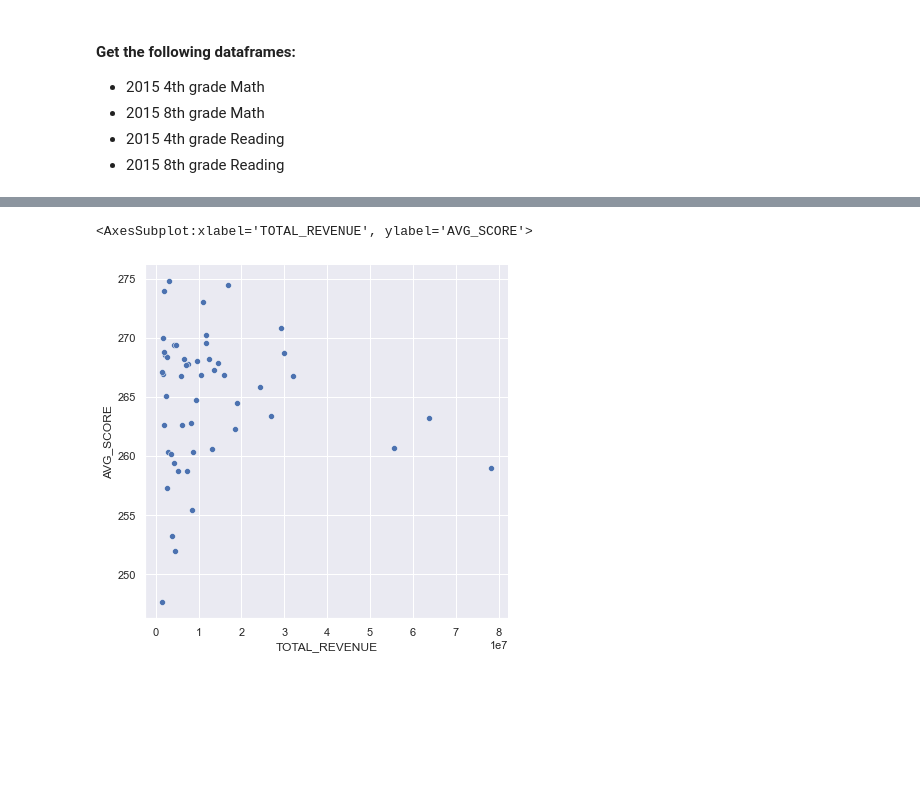
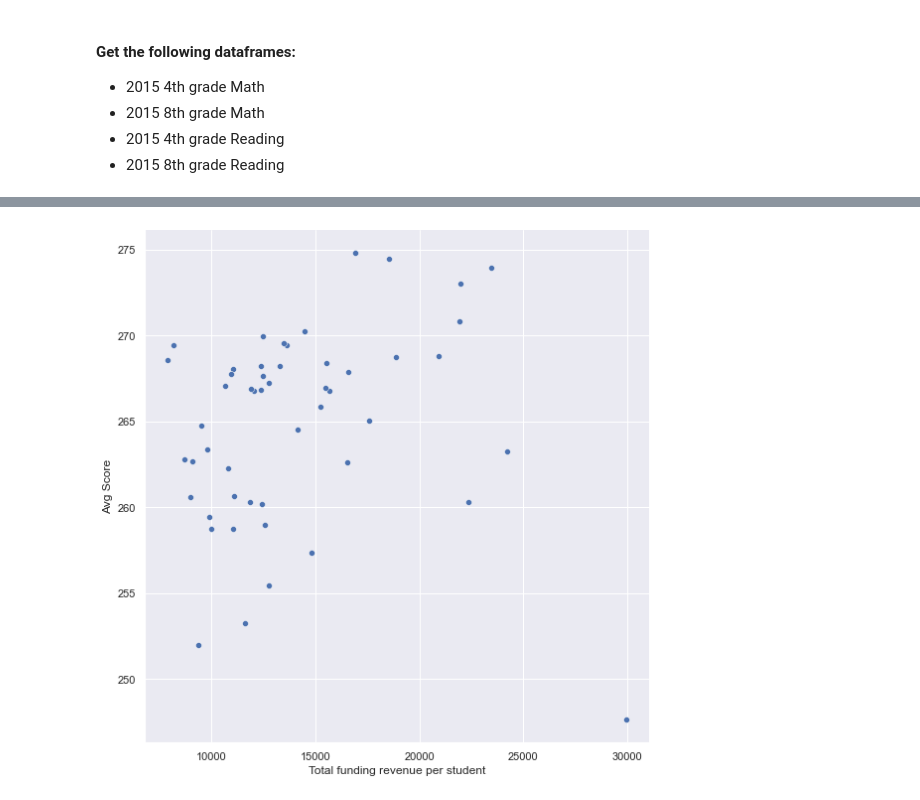
Before and after one commit to trangbt278/education, a Jupyter notebook: Student_Performance_vs_Funding visualize.ipynb, the cells around one changed output, grey strips where cells are left out. Saved outputs shown, nothing was run; the diff lists cells and outputs as text; code cells hidden in the pictures; blank space fills up the shorter version.

```diff
--- a/Student_Performance_vs_Funding visualize.ipynb
+++ b/Student_Performance_vs_Funding visualize.ipynb
@@ -101,9 +101,18 @@ plt.savefig("Total Revenue by State.png")
+# %%
+# Calculate the Total funding revenue per Student for 2015
+# Note: The total revenue is the same regardless the grade or subject
+
+revenue_per_student = round((year_2015["Total funding revenue"]*1000)/year_2015["Enrollment"],2)
+# revenue_per_student.head()
+
+year_2015["Total funding revenue per student"] = revenue_per_student
+# year_2015.head()
 # %%
-# Calculate the Instructional spending per Student for 2015
-# Note: The instructional expenditure is the same regardless the grade or subject
+# Calculate the Instruction spending per Student for 2015
+# Note: The instruction expenditure is the same regardless the grade or subject
 
-spending_per_student = round((year_2015['INSTRUCTION_EXPENDITURE']*1000)/year_2015['ENROLL'],2)
+spending_per_student = round((year_2015["Instruction expenditure"]*1000)/year_2015["Enrollment"],2)
 # spending_per_student.head()
 
-year_2015['Instructional spending per Student'] = spending_per_student
-year_2015.head()
+year_2015["Instruction expenditure per student"] = spending_per_student
+# year_2015.head()
@@ -201,10 +257,12 @@ See the caveats in the documentation: https://pandas.pydata.org/pandas-docs/stab
 # %%
 # For 2015 8th grade Reading data
 
-reading = year_2015[year_2015['TEST_SUBJECT'] == 'Reading']
+reading = year_2015[year_2015['Subject'] == 'Reading']
 # Math
-grade_8_reading = reading[reading['TEST_YEAR'] == 8]
+grade_8_reading = reading[reading['Grade'] == 8]
 
-grade_8_reading["AVG_SCORE"] = grade_8_reading["AVG_SCORE"].astype(float)
+# Convert the type of the Average scores
+warnings.filterwarnings('ignore')
+grade_8_reading["Avg Score"] = grade_8_reading["Avg Score"].astype(float)
 grade_8_reading.head()
 # %% [output]
@@ -248,13 +291,15 @@ sns.scatterplot(x = "TOTAL_REVENUE", y = "AVG_SCORE",
 # %%
-# Total Revenue vs 8th grade Reading scores
+# Total funding received vs 8th grade Reading scores
 sns.set_theme(color_codes = True)
 
-f, ax = plt.subplots(figsize = (6.5, 6.5))
+f, ax = plt.subplots(figsize = (8,8))
 sns.despine(f, left = False, bottom = False)
 
-sns.scatterplot(x = "TOTAL_REVENUE", y = "AVG_SCORE",
+sns.scatterplot(x = "Total funding revenue per student", y = "Avg Score",
                 sizes = (1, 8), data = grade_8_reading, ax = ax)
+
+plt.tight_layout()
+plt.savefig("Output_images/Total_Rev_8th_Reading.png")
 # %% [output]
-<AxesSubplot:xlabel='TOTAL_REVENUE', ylabel='AVG_SCORE'>
-[figure, old version]
+[figure, new version]
 # %%
```
Also changed, not shown: parts of 31 cells of this notebook, 25 other files.
